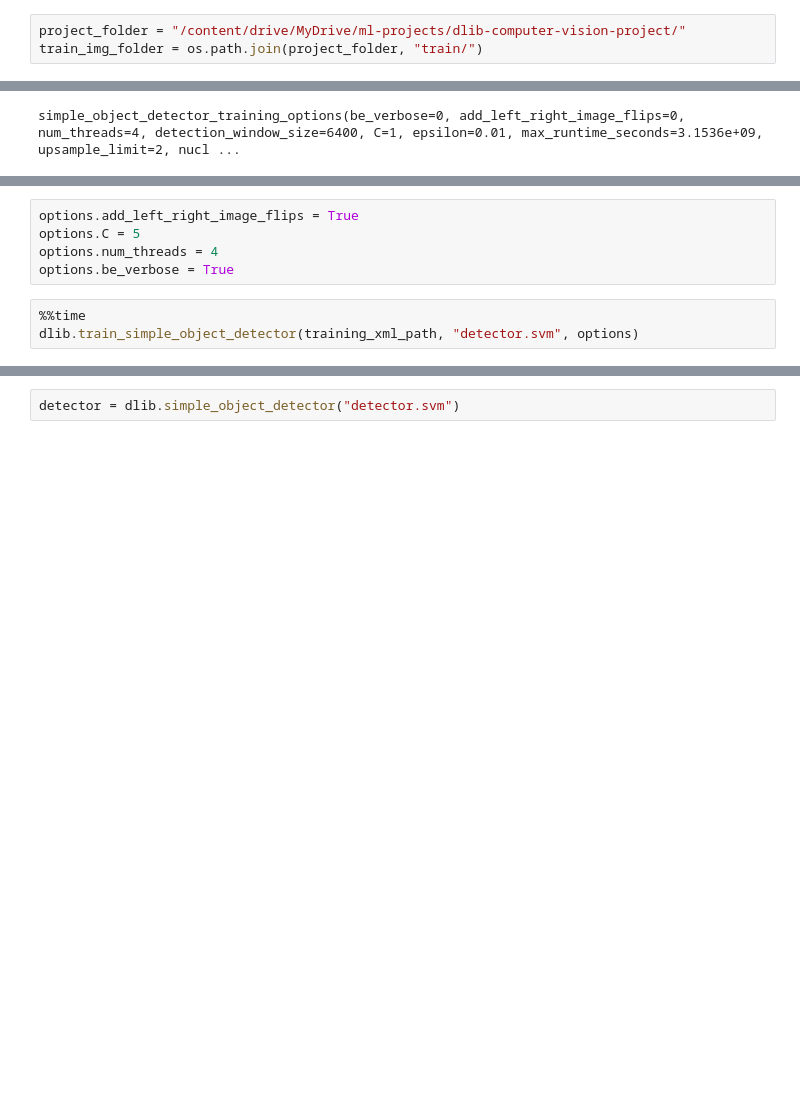
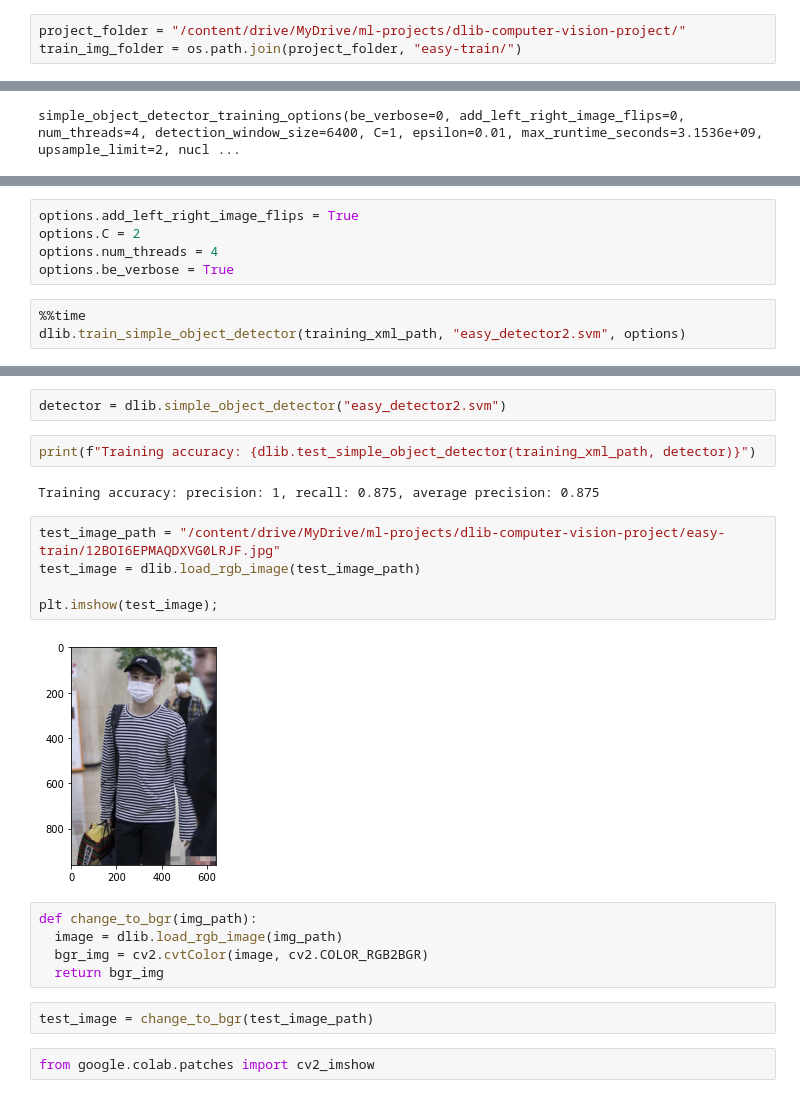
Before and after one commit to Coyote-Schmoyote/mask-detection, a Jupyter notebook: Object_detection_end_to_end_project.ipynb, the cells around one changed output, grey strips where cells are left out. Drawn from its saved outputs; the diff is of its cells as text; blank space fills up the shorter version.

Commit message:
completed first test

```diff
--- a/Object_detection_end_to_end_project.ipynb
+++ b/Object_detection_end_to_end_project.ipynb
@@ -49,7 +49,7 @@ Dlib version: 19.18.0
 Open CV version: 4.6.0
 # %%
 project_folder = "/content/drive/MyDrive/ml-projects/dlib-computer-vision-project/"
-train_img_folder = os.path.join(project_folder, "train/")
+train_img_folder = os.path.join(project_folder, "easy-train/")
 # %%
 print(f"Nr. of images: {len(os.listdir(train_img_folder))}")
 # %% [output]
@@ -112,9 +111,9 @@ XML files: ['02C96BZM5DKA178WY34I.xml', '0EC1WZ54DROHPFM6KJX3.xml', '0JCSNLB7FDO
 # %%
 options.add_left_right_image_flips = True
-options.C = 5
+options.C = 2
 options.num_threads = 4
 options.be_verbose = True
 # %%
 %%time
-dlib.train_simple_object_detector(training_xml_path, "detector.svm", options)
+dlib.train_simple_object_detector(training_xml_path, "easy_detector2.svm", options)
 # %% [output]
@@ -123,2 +122,22 @@ Wall time: 42min 8s
 # %%
-detector = dlib.simple_object_detector("detector.svm")
+detector = dlib.simple_object_detector("easy_detector2.svm")
+# %%
+print(f"Training accuracy: {dlib.test_simple_object_detector(training_xml_path, detector)}")
+# %% [output]
+Training accuracy: precision: 1, recall: 0.875, average precision: 0.875
+# %%
+test_image_path = "/content/drive/MyDrive/ml-projects/dlib-computer-vision-project/easy-train/12BOI6EPMAQDXVG0LRJF.jpg"
+test_image = dlib.load_rgb_image(test_image_path)
+
+plt.imshow(test_image);
+# %% [output]
+[figure, added]
+# %%
+def change_to_bgr(img_path):
+  image = dlib.load_rgb_image(img_path)
+  bgr_img = cv2.cvtColor(image, cv2.COLOR_RGB2BGR)
+  return bgr_img
+# %%
+test_image = change_to_bgr(test_image_path)
+# %%
+from google.colab.patches import cv2_imshow
```
Also changed, not shown: parts of 9 cells of this notebook.
